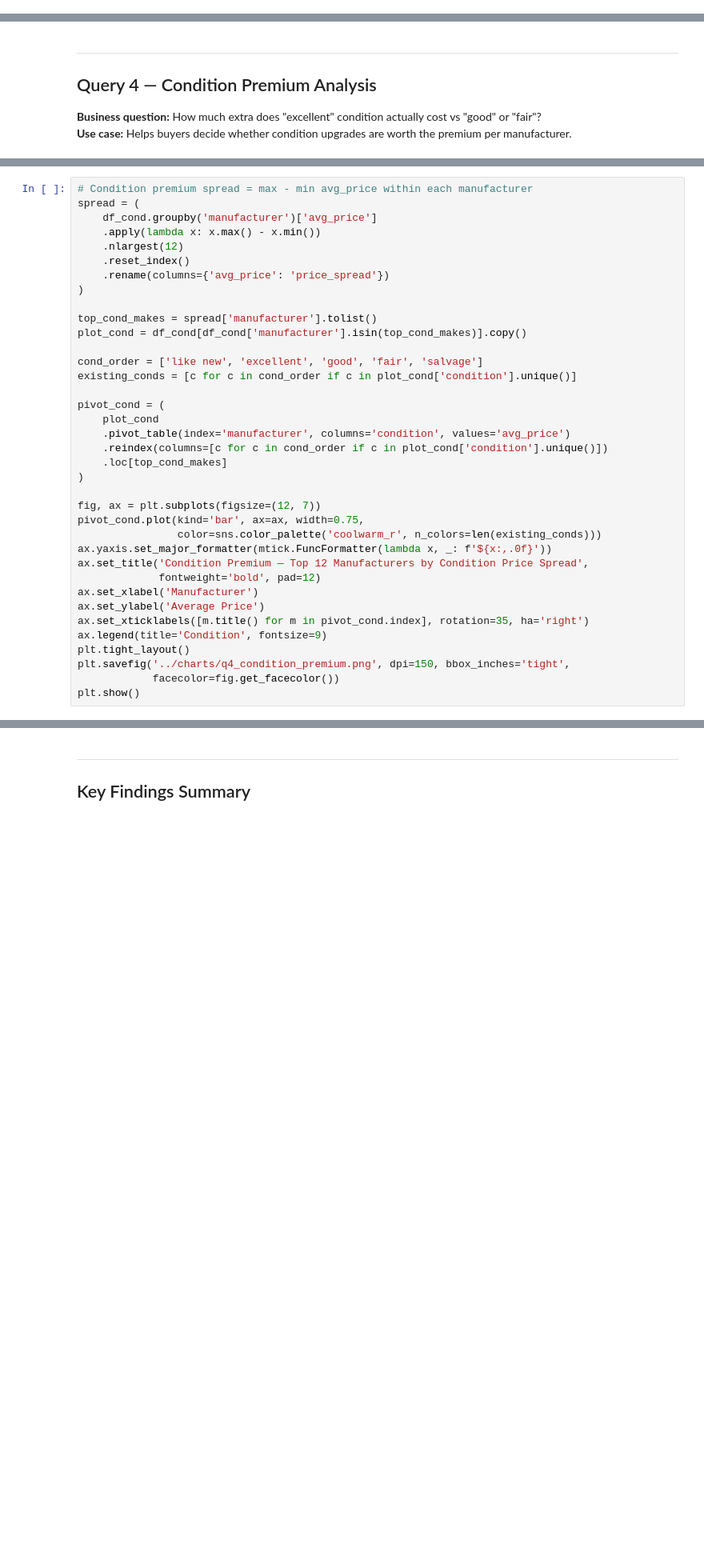
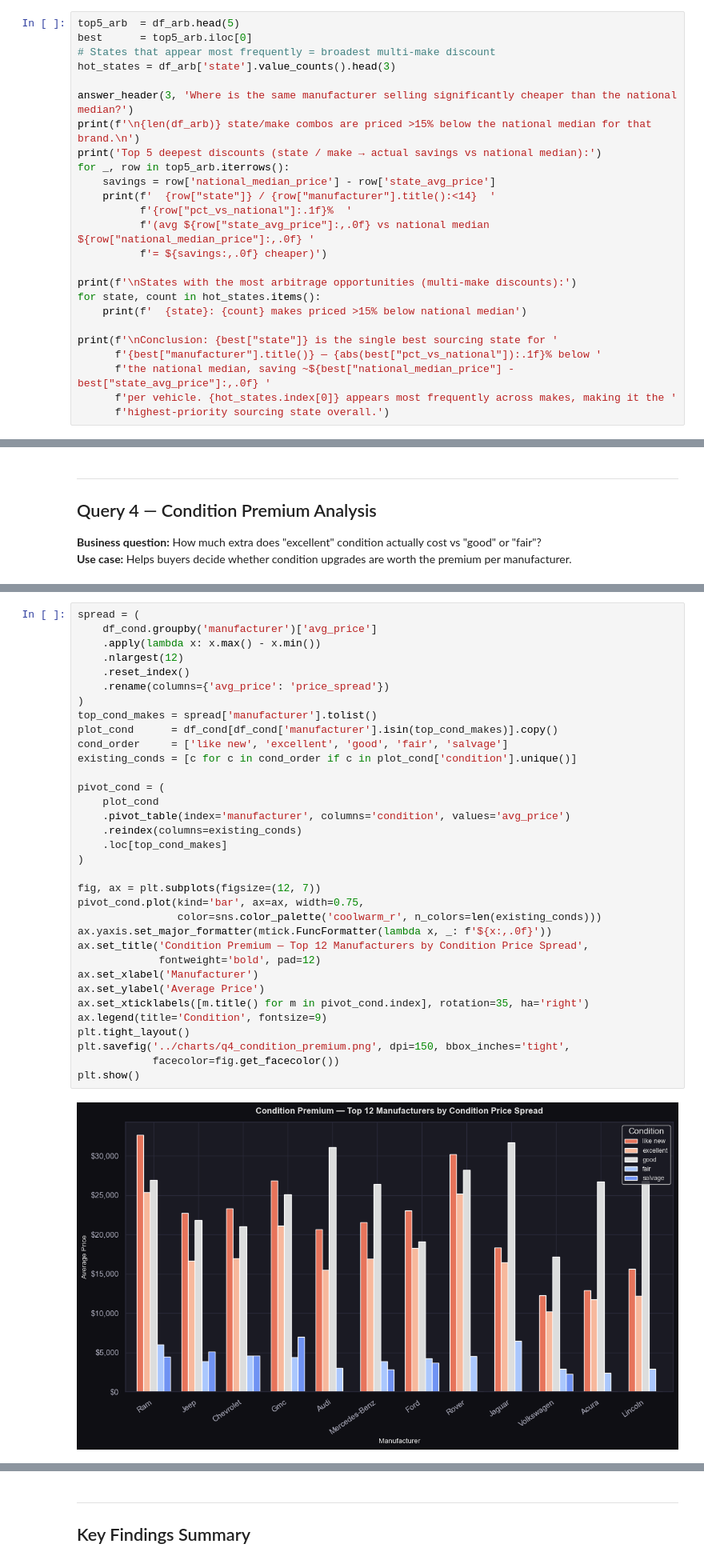
Before and after one commit to normankambou/used-vehicle-market-pipeline, a Jupyter notebook: notebooks/vehicle_market_analysis.ipynb, the cells around one changed output, grey strips where cells are left out. Shown at 80% size. Drawn from its saved outputs; the diff is of its cells as text; blank space fills up the shorter version.

```diff
--- a/notebooks/vehicle_market_analysis.ipynb
+++ b/notebooks/vehicle_market_analysis.ipynb
@@ -273,0 +412,25 @@ plt.show()
+# %%
+top5_arb  = df_arb.head(5)
+best      = top5_arb.iloc[0]
+# States that appear most frequently = broadest multi-make discount
+hot_states = df_arb['state'].value_counts().head(3)
+
+answer_header(3, 'Where is the same manufacturer selling significantly cheaper than the national median?')
+print(f'\n{len(df_arb)} state/make combos are priced >15% below the national median for that brand.\n')
+print('Top 5 deepest discounts (state / make → actual savings vs national median):')
+for _, row in top5_arb.iterrows():
+    savings = row['national_median_price'] - row['state_avg_price']
+    print(f'  {row["state"]} / {row["manufacturer"].title():<14}  '
+          f'{row["pct_vs_national"]:.1f}%  '
+          f'(avg ${row["state_avg_price"]:,.0f} vs national median ${row["national_median_price"]:,.0f} '
+          f'= ${savings:,.0f} cheaper)')
+
+print(f'\nStates with the most arbitrage opportunities (multi-make discounts):')
+for state, count in hot_states.items():
+    print(f'  {state}: {count} makes priced >15% below national median')
+
+print(f'\nConclusion: {best["state"]} is the single best sourcing state for '
+      f'{best["manufacturer"].title()} — {abs(best["pct_vs_national"]):.1f}% below '
+      f'the national median, saving ~${best["national_median_price"] - best["state_avg_price"]:,.0f} '
+      f'per vehicle. {hot_states.index[0]} appears most frequently across makes, making it the '
+      f'highest-priority sourcing state overall.')
@@ -304,37 +496,36 @@ df_cond.head()
 # %%
-# Condition premium spread = max - min avg_price within each manufacturer
 spread = (
     df_cond.groupby('manufacturer')['avg_price']
     .apply(lambda x: x.max() - x.min())
     .nlargest(12)
     .reset_index()
     .rename(columns={'avg_price': 'price_spread'})
 )
-
 top_cond_makes = spread['manufacturer'].tolist()
-plot_cond = df_cond[df_cond['manufacturer'].isin(top_cond_makes)].copy()
-
-cond_order = ['like new', 'excellent', 'good', 'fair', 'salvage']
+plot_cond      = df_cond[df_cond['manufacturer'].isin(top_cond_makes)].copy()
+cond_order     = ['like new', 'excellent', 'good', 'fair', 'salvage']
 existing_conds = [c for c in cond_order if c in plot_cond['condition'].unique()]
 
 pivot_cond = (
     plot_cond
     .pivot_table(index='manufacturer', columns='condition', values='avg_price')
-    .reindex(columns=[c for c in cond_order if c in plot_cond['condition'].unique()])
+    .reindex(columns=existing_conds)
     .loc[top_cond_makes]
 )
 
 fig, ax = plt.subplots(figsize=(12, 7))
 pivot_cond.plot(kind='bar', ax=ax, width=0.75,
                 color=sns.color_palette('coolwarm_r', n_colors=len(existing_conds)))
 ax.yaxis.set_major_formatter(mtick.FuncFormatter(lambda x, _: f'${x:,.0f}'))
 ax.set_title('Condition Premium — Top 12 Manufacturers by Condition Price Spread',
              fontweight='bold', pad=12)
 ax.set_xlabel('Manufacturer')
 ax.set_ylabel('Average Price')
 ax.set_xticklabels([m.title() for m in pivot_cond.index], rotation=35, ha='right')
 ax.legend(title='Condition', fontsize=9)
 plt.tight_layout()
 plt.savefig('../charts/q4_condition_premium.png', dpi=150, bbox_inches='tight',
             facecolor=fig.get_facecolor())
 plt.show()
+# %% [output]
+[figure, added]
```
Also changed, not shown: parts of 27 cells of this notebook.
